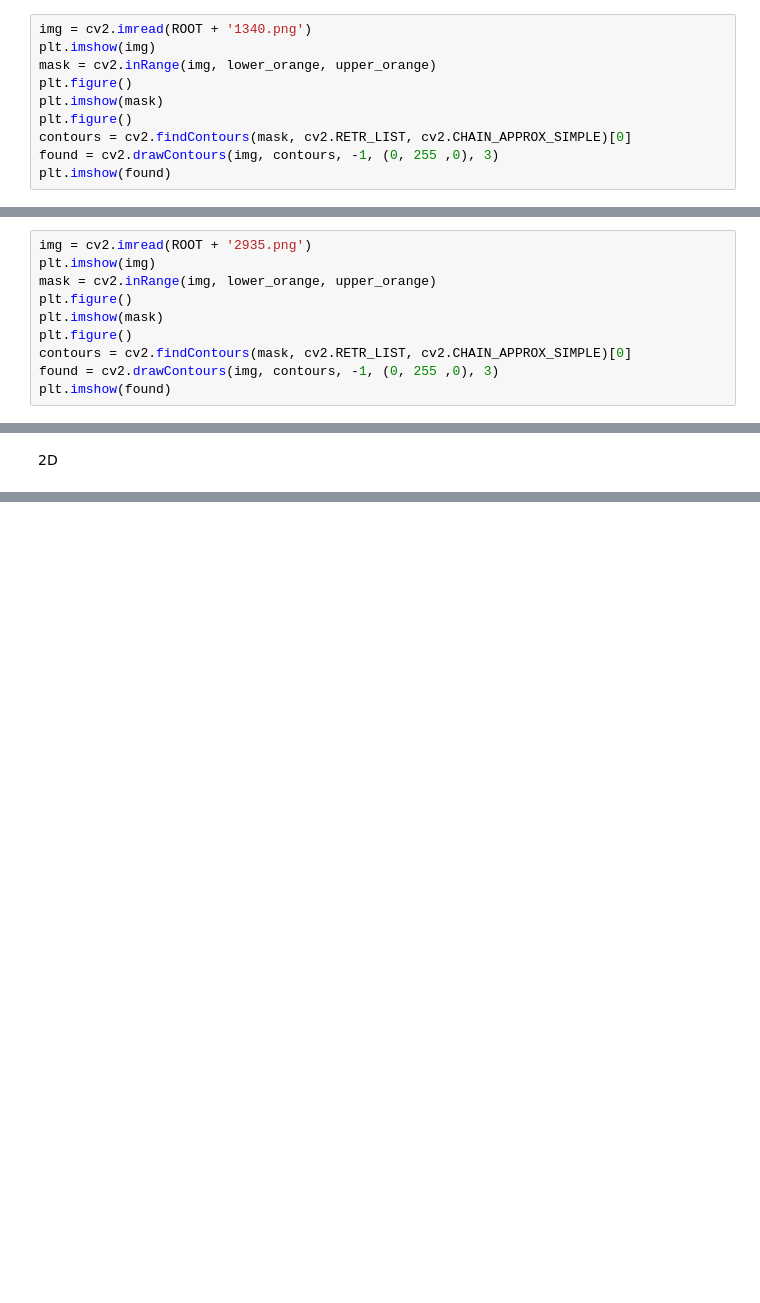
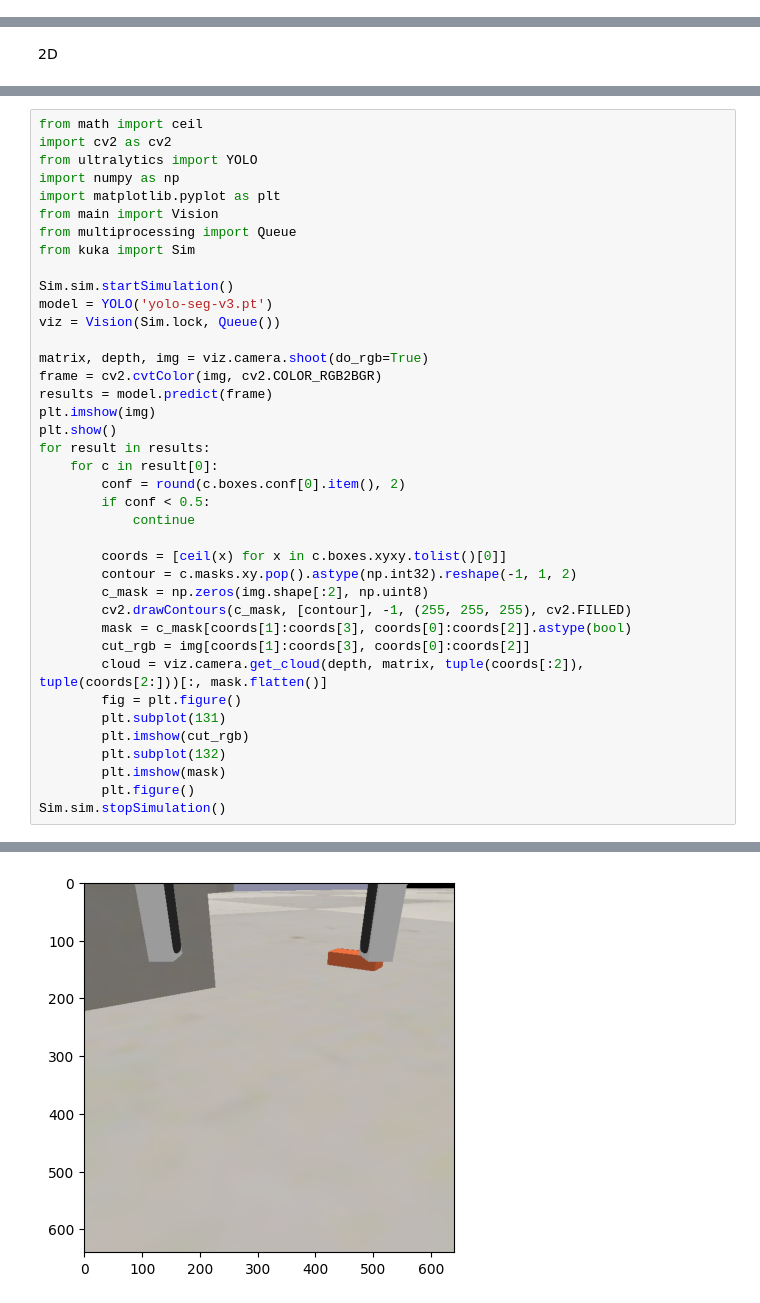
Before and after one commit to n04ka/youBot-brick-layer, a Jupyter notebook: debug.ipynb, the cells around one changed output, grey strips where cells are left out. Cells and saved outputs as stored; diff of their text form; blank space fills up the shorter version.

```diff
--- a/debug.ipynb
+++ b/debug.ipynb
@@ -610,10 +551,0 @@ plt.imshow(found)
-# %%
-img = cv2.imread(ROOT + '1340.png')
-plt.imshow(img)
-mask = cv2.inRange(img, lower_orange, upper_orange)
-plt.figure()
-plt.imshow(mask)
-plt.figure()
-contours = cv2.findContours(mask, cv2.RETR_LIST, cv2.CHAIN_APPROX_SIMPLE)[0]
-found = cv2.drawContours(img, contours, -1, (0, 255 ,0), 3)
-plt.imshow(found)
@@ -625,10 +551,0 @@ plt.imshow(found)
-# %%
-img = cv2.imread(ROOT + '2935.png')
-plt.imshow(img)
-mask = cv2.inRange(img, lower_orange, upper_orange)
-plt.figure()
-plt.imshow(mask)
-plt.figure()
-contours = cv2.findContours(mask, cv2.RETR_LIST, cv2.CHAIN_APPROX_SIMPLE)[0]
-found = cv2.drawContours(img, contours, -1, (0, 255 ,0), 3)
-plt.imshow(found)
@@ -754,0 +681,40 @@ f = lambda a1, a2, a3, a4, x, y: (a1*x + a2*y + a4)/-a3
+# %%
+from math import ceil
+import cv2 as cv2
+from ultralytics import YOLO
+import numpy as np
+import matplotlib.pyplot as plt
+from main import Vision
+from multiprocessing import Queue
+from kuka import Sim
+
+Sim.sim.startSimulation()
+model = YOLO('yolo-seg-v3.pt')
+viz = Vision(Sim.lock, Queue())
+
+matrix, depth, img = viz.camera.shoot(do_rgb=True)
+frame = cv2.cvtColor(img, cv2.COLOR_RGB2BGR)
+results = model.predict(frame)
+plt.imshow(img)
+plt.show()
+for result in results:
+    for c in result[0]:
+        conf = round(c.boxes.conf[0].item(), 2)
+        if conf < 0.5:
+            continue
+
+        coords = [ceil(x) for x in c.boxes.xyxy.tolist()[0]]
+        contour = c.masks.xy.pop().astype(np.int32).reshape(-1, 1, 2)
+        c_mask = np.zeros(img.shape[:2], np.uint8)
+        cv2.drawContours(c_mask, [contour], -1, (255, 255, 255), cv2.FILLED)
+        mask = c_mask[coords[1]:coords[3], coords[0]:coords[2]].astype(bool)
+        cut_rgb = img[coords[1]:coords[3], coords[0]:coords[2]]
+        cloud = viz.camera.get_cloud(depth, matrix, tuple(coords[:2]), tuple(coords[2:]))[:, mask.flatten()]
+        fig = plt.figure()
+        plt.subplot(131)
+        plt.imshow(cut_rgb)
+        plt.subplot(132)
+        plt.imshow(mask)
+        plt.figure()
+Sim.sim.stopSimulation()
+# %% [output]
@@ -754,0 +723 @@ f = lambda a1, a2, a3, a4, x, y: (a1*x + a2*y + a4)/-a3
+[figure, added]
```
Also changed, not shown: parts of 39 cells of this notebook, 14 other files.
